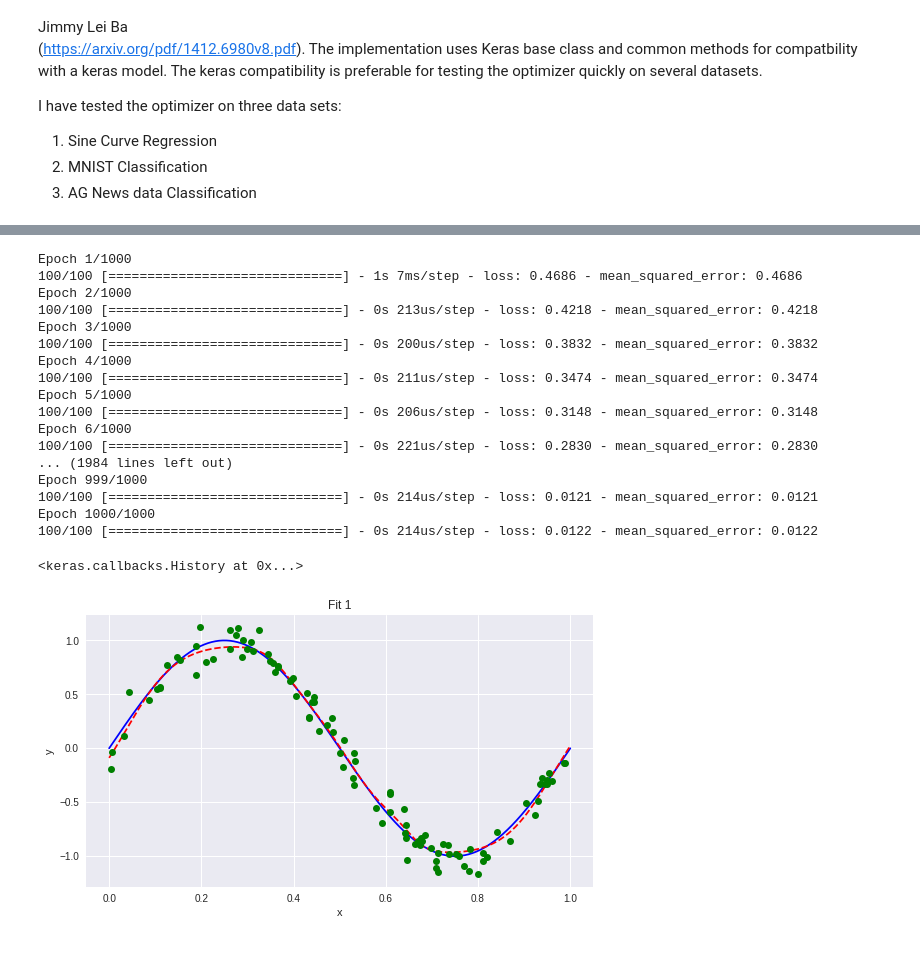
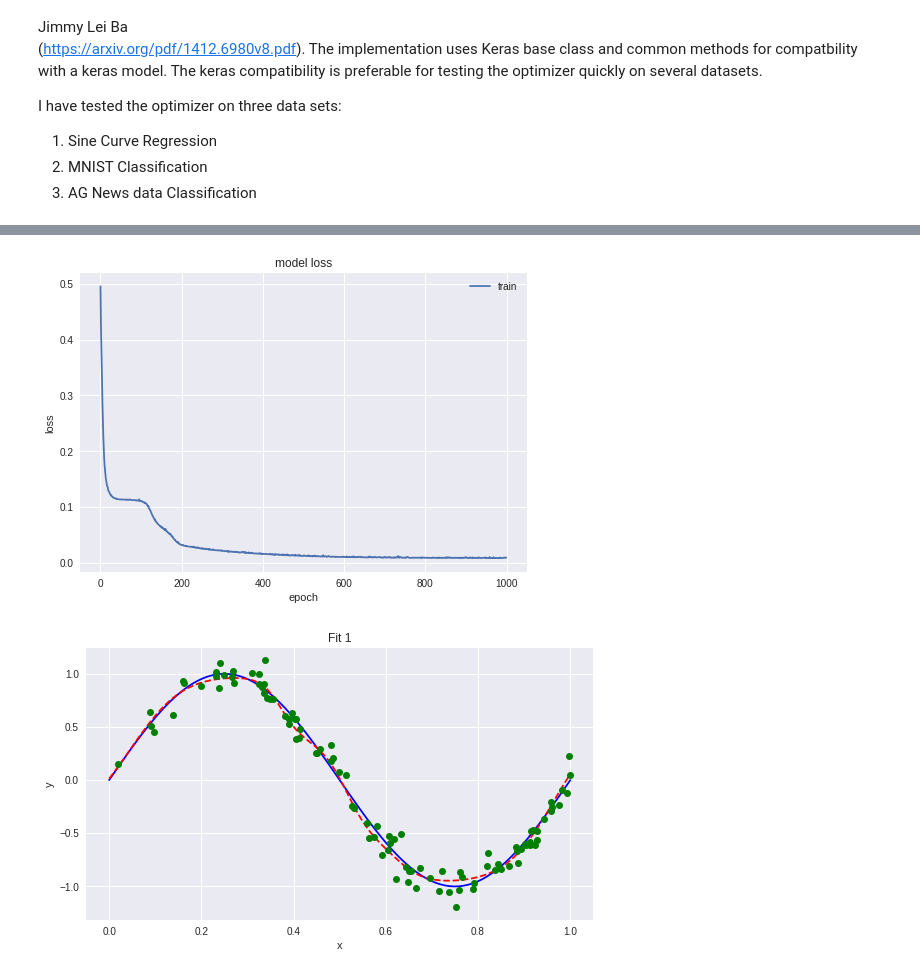
Before and after one commit to ortap/ECE471, a Jupyter notebook: Midterm/Midterm_Adam_with_hw1.ipynb, the cells around one changed output, grey strips where cells are left out. Cells and saved outputs as stored; diff of their text form; code cells hidden in the pictures.

```diff
--- a/Midterm/Midterm_Adam_with_hw1.ipynb
+++ b/Midterm/Midterm_Adam_with_hw1.ipynb
@@ -93,6 +91,19 @@ class AdamOptimizer(Optimizer):
               'epsilon': self.epsilon}
     base_config = super(AdamOptimizer, self).get_config()
     return dict(list(base_config.items()) + list(config.items()))
+# %%
+class LearningRateCallback(keras.callbacks.Callback):
+  def on_train_begin(self, logs={}):
+    self.alphavals = []
+
+  def on_epoch_end(self, batch, logs=None):
+    alpha = self.model.optimizer.alpha
+    iterations = self.model.optimizer.iterations
+    beta_2 = self.model.optimizer.beta_2
+    beta_1 = self.model.optimizer.beta_1
+    t = tf.cast(iterations, 'float32') + 1
+    alpha_t = alpha * (tf.sqrt(1. - tf.pow(beta_2, t)) / (1. - tf.pow(beta_1, t)))
+    self.alphavals.append(keras.backend.eval(alpha_t))
 # %%
 ## list inputs
 
@@ -111,44 +122,37 @@ model.add(Dense(40, activation='tanh', input_shape=(1,)))
 model.add(Dense(12, activation = 'tanh'))
 model.add(Dense(1, activation = 'tanh'))
 adamopt = AdamOptimizer()
-model.compile(optimizer=adamopt, loss='mse', metrics = ['mean_squared_error'])
-model.fit(x_vals,y_vals, epochs=1000, batch_size=8, verbose=1)
+model.compile(optimizer=adamopt, loss='mse', metrics = ['accuracy','mean_squared_error'])
+history = keras.callbacks.History()
+lr = LearningRateCallback()
+model.fit(x_vals,y_vals, epochs=1000, batch_size=8, verbose=0, callbacks=[history, lr])
+
+# summarize history for loss
+plt.plot(history.history['loss'])
+plt.title('model loss')
+plt.ylabel('loss')
+plt.xlabel('epoch')
+plt.legend(['train'], loc='upper right')
+plt.show()
 # %% [output]
-Epoch 1/1000
-100/100 [==============================] - 1s 7ms/step - loss: 0.4686 - mean_squared_error: 0.4686
-Epoch 2/1000
-100/100 [==============================] - 0s 213us/step - loss: 0.4218 - mean_squared_error: 0.4218
-Epoch 3/1000
-100/100 [==============================] - 0s 200us/step - loss: 0.3832 - mean_squared_error: 0.3832
-Epoch 4/1000
-100/100 [==============================] - 0s 211us/step - loss: 0.3474 - mean_squared_error: 0.3474
-Epoch 5/1000
-100/100 [==============================] - 0s 206us/step - loss: 0.3148 - mean_squared_error: 0.3148
-Epoch 6/1000
-100/100 [==============================] - 0s 221us/step - loss: 0.2830 - mean_squared_error: 0.2830
-... (1984 lines left out)
-Epoch 999/1000
-100/100 [==============================] - 0s 214us/step - loss: 0.0121 - mean_squared_error: 0.0121
-Epoch 1000/1000
-100/100 [==============================] - 0s 214us/step - loss: 0.0122 - mean_squared_error: 0.0122
-<keras.callbacks.History at 0x...>
+[figure, added]
 # %%
 figure = plt.figure(figsize=(20,5))
 
 p = plt.subplot(1,2,1)
-x_np = np.linspace(0, 1, 500)
+x_np = np.linspace(0, 1, 100)
 # y_np = []
 # print(model.predict(x_np))
 y_np = model.predict(x_np)
 
 
 p.plot(x_np, np.sin(2*np.pi*x_np), "b")
 p.plot(x_np, y_np, 'r--')
 p.plot(x_vals, y_vals, 'go')
 p.set_xlabel('x')
 p.set_ylabel('y')
 p.set_title('Fit 1')
 
 plt.show()
 # %% [output]
-[figure, old version]
+[figure, new version]
```
Also changed, not shown: parts of 2 cells of this notebook.
